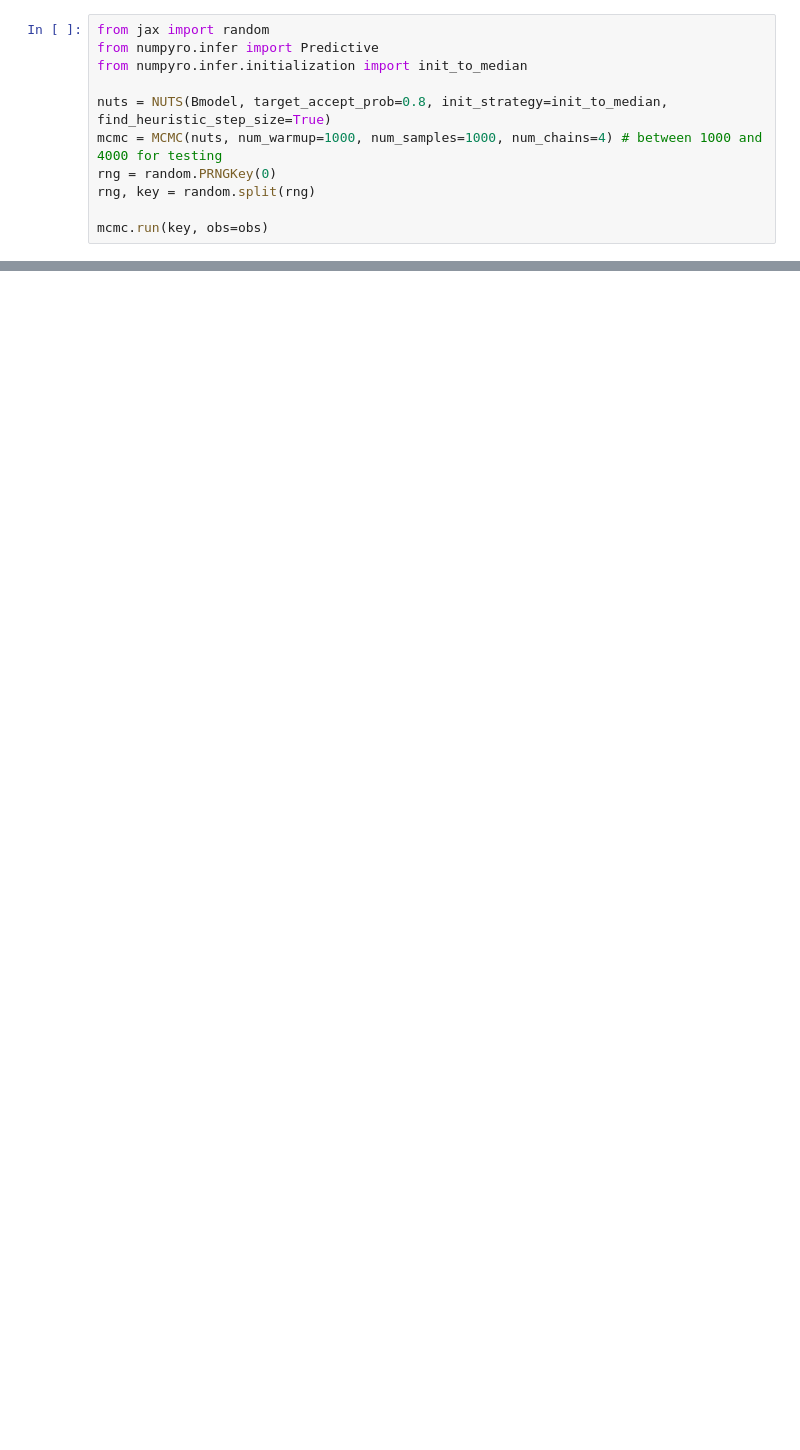
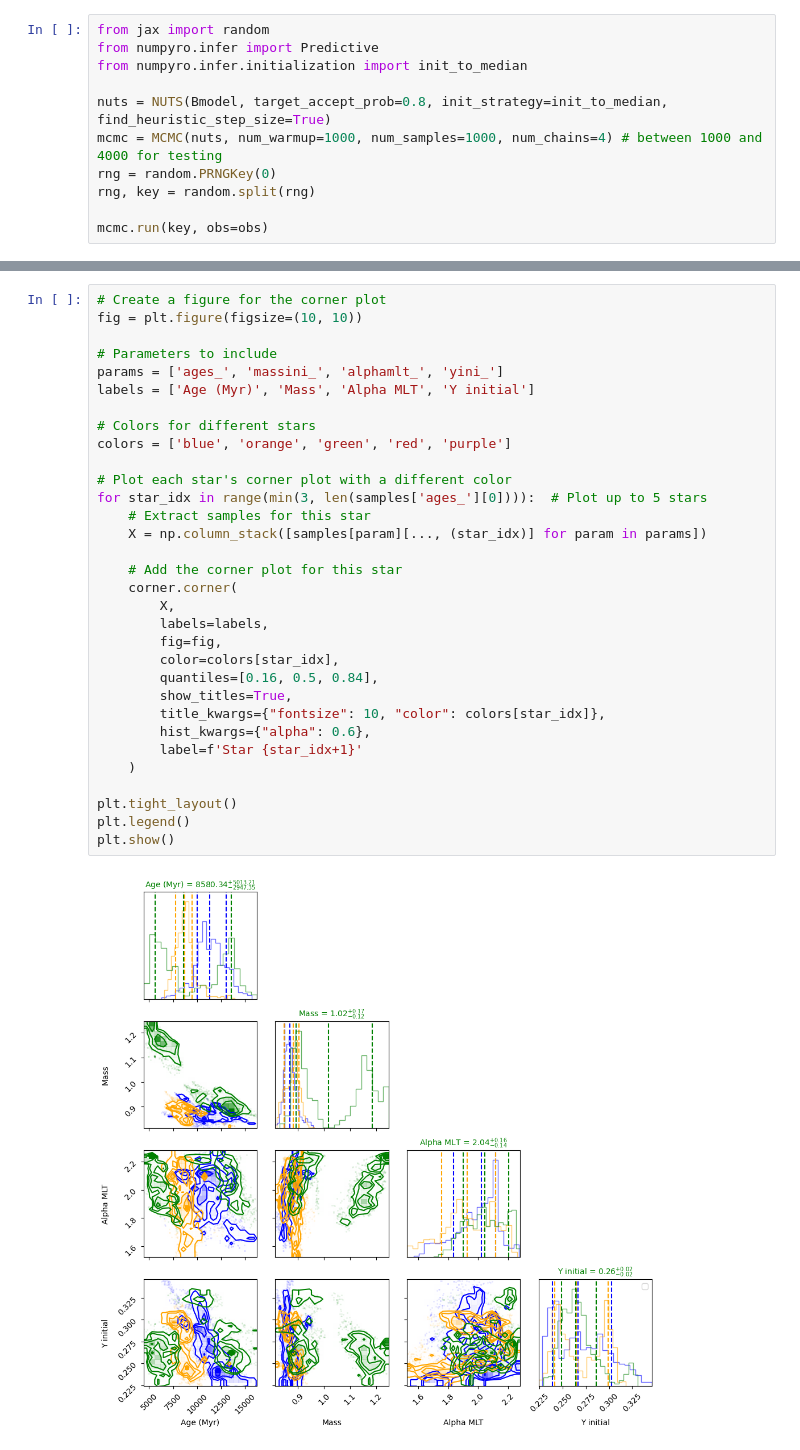
Before and after one commit to ruddock321/y4project, a Jupyter notebook: HBM stuff/Bayesian models/Multi-star Bayesian model.ipynb, the cells around one changed output, grey strips where cells are left out. Saved outputs shown, nothing was run; the diff lists cells and outputs as text; blank space fills up the shorter version.

```diff
--- a/HBM stuff/Bayesian models/Multi-star Bayesian model.ipynb
+++ b/HBM stuff/Bayesian models/Multi-star Bayesian model.ipynb
@@ -488,0 +522,34 @@ NameError: name 'trace' is not defined
+# %%
+# Create a figure for the corner plot
+fig = plt.figure(figsize=(10, 10))
+
+# Parameters to include
+params = ['ages_', 'massini_', 'alphamlt_', 'yini_']
+labels = ['Age (Myr)', 'Mass', 'Alpha MLT', 'Y initial']
+
+# Colors for different stars
+colors = ['blue', 'orange', 'green', 'red', 'purple']
+
+# Plot each star's corner plot with a different color
+for star_idx in range(min(3, len(samples['ages_'][0]))):  # Plot up to 5 stars
+    # Extract samples for this star
+    X = np.column_stack([samples[param][..., (star_idx)] for param in params])
+
+    # Add the corner plot for this star
+    corner.corner(
+        X,
+        labels=labels,
+        fig=fig,
+        color=colors[star_idx],
+        quantiles=[0.16, 0.5, 0.84],
+        show_titles=True,
+        title_kwargs={"fontsize": 10, "color": colors[star_idx]},
+        hist_kwargs={"alpha": 0.6},
+        label=f'Star {star_idx+1}'
+    )
+
+plt.tight_layout()
+plt.legend()
+plt.show()
+# %% [output]
+[figure, added]
```
Also changed, not shown: parts of 6 cells of this notebook.
